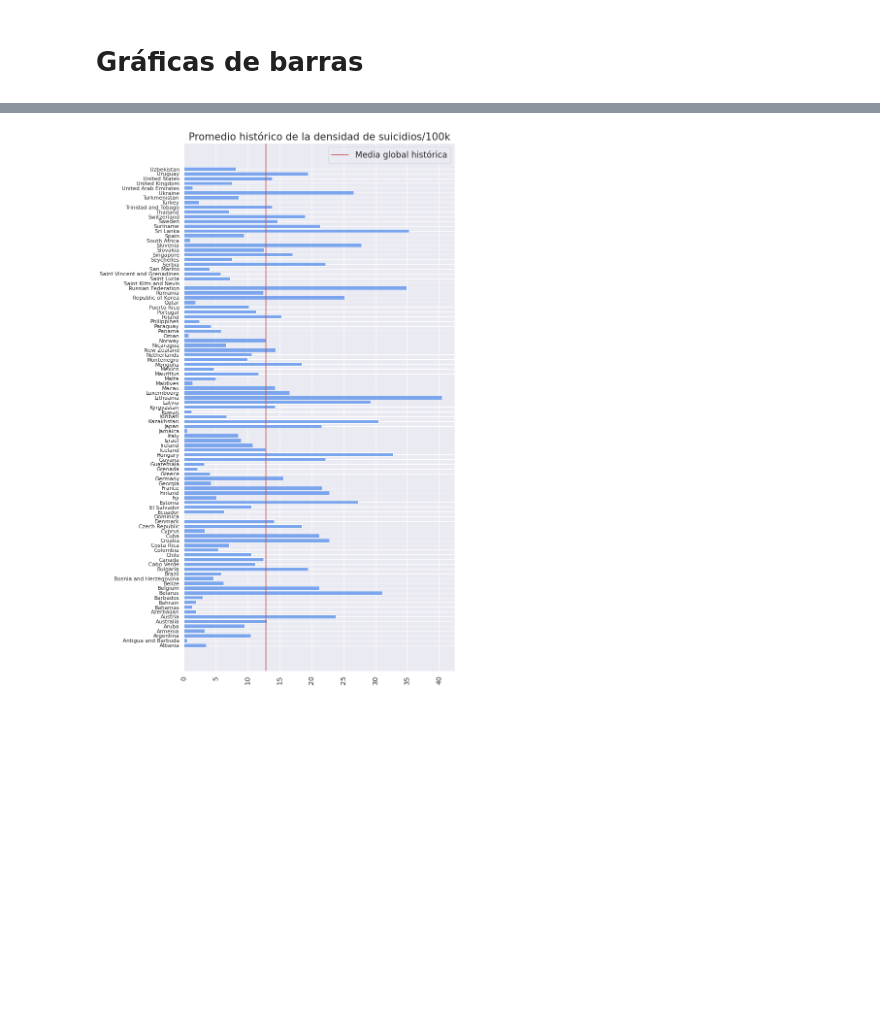
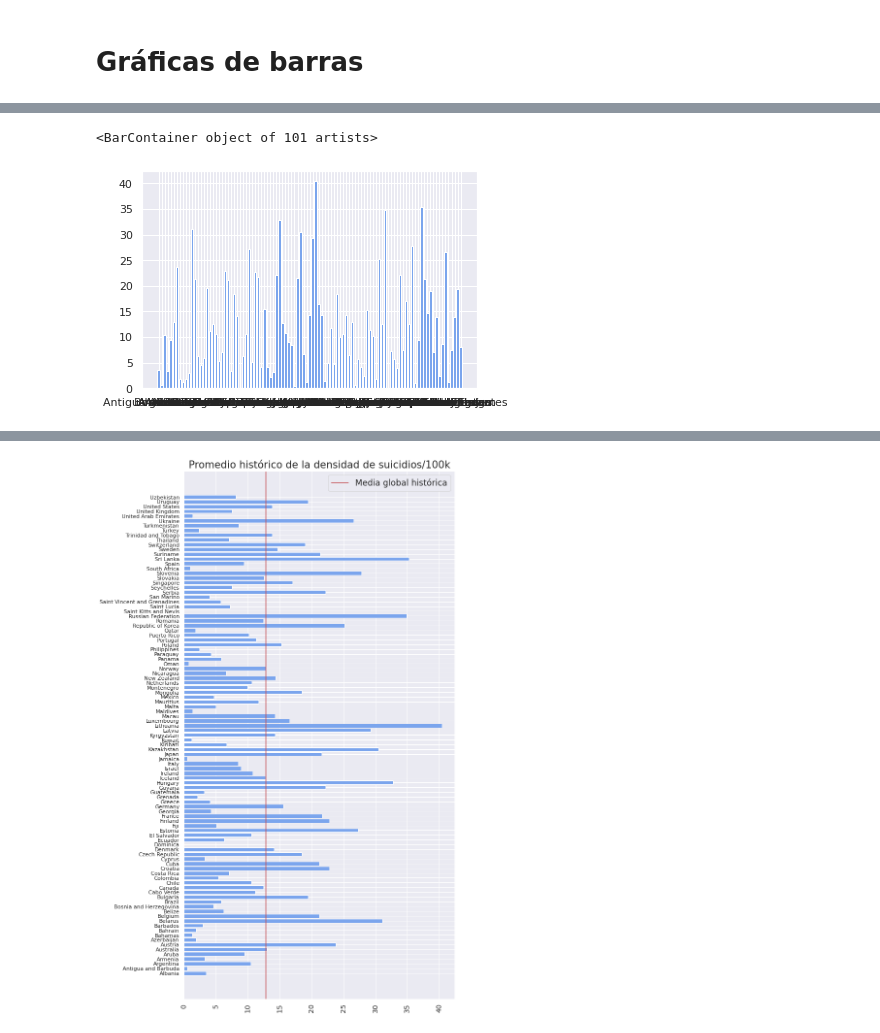
Before and after one commit to Javcm/Intro-a-Deep-Learning-UNAM-FC, a Jupyter notebook: Tutorial_Matplotlib.ipynb, the cells around one changed output, grey strips where cells are left out. Drawn from its saved outputs; the diff is of its cells as text; code cells hidden in the pictures; blank space fills up the shorter version.

```diff
--- a/Tutorial_Matplotlib.ipynb
+++ b/Tutorial_Matplotlib.ipynb
@@ -200,6 +201,11 @@ df_prom.head()
 | 2 | 2 | Argentina | 10.47 | 7914.10 | 0.78 | 3.80 | ... |
 | 3 | 3 | Armenia | 3.28 | 1873.92 | 0.69 | 1.61 | ... |
 | 4 | 4 | Aruba | 9.50 | 24221.64 | NaN | 3.29 | ... |
+# %%
+plt.bar(df_prom["Pais"],df_prom["Promedio de suicidios/100k"],color="#7ba5ed")
+# %% [output]
+<BarContainer object of 101 artists>
+[figure, added]
 # %%
 #Vamos a ver cómo hacer gráficas de barras bien coquetas
 
```
Also changed, not shown: parts of 8 cells of this notebook.
